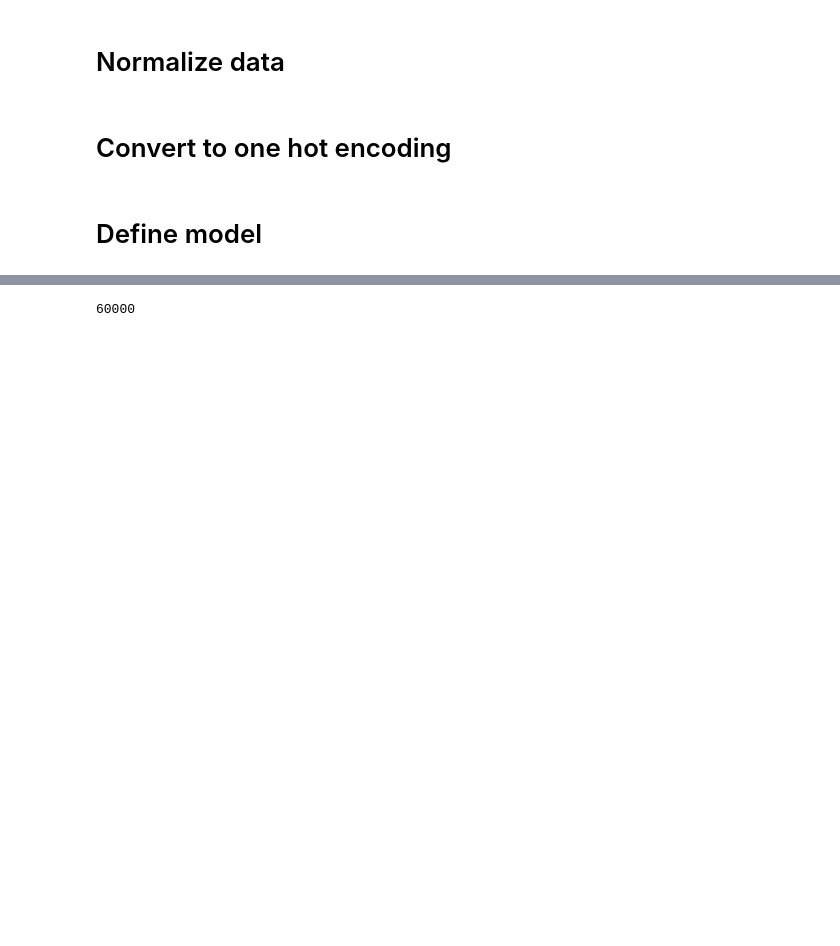
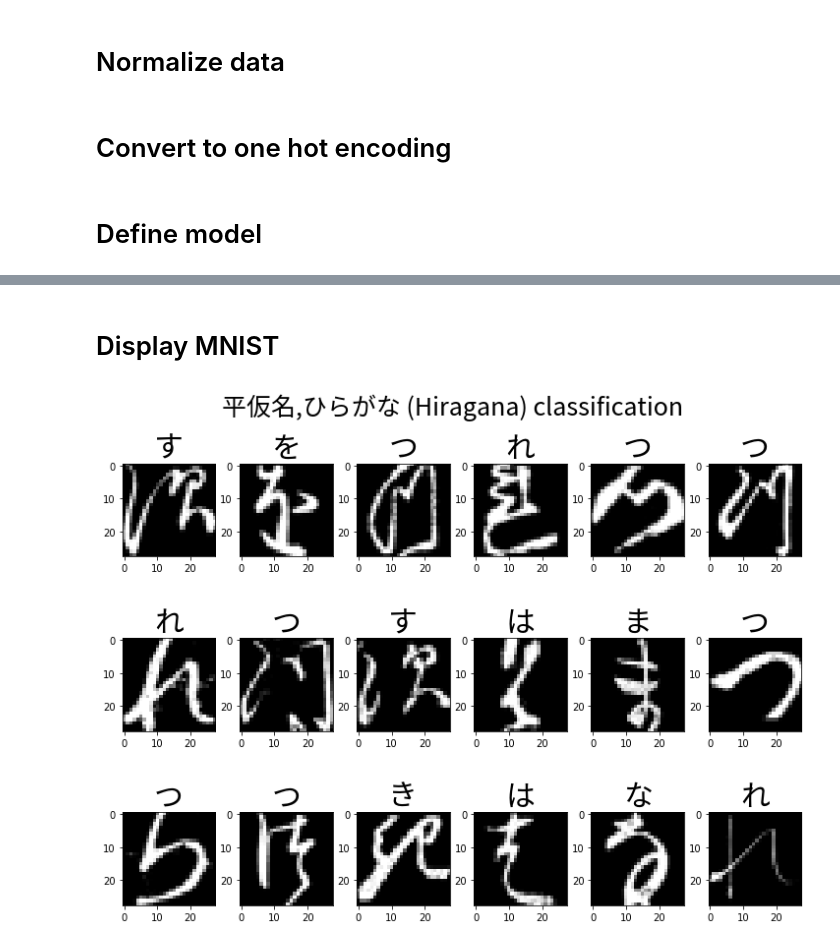
Before and after one commit to kasettakorn/-nihongo-mnist, a Jupyter notebook: Japanese_classify.ipynb, the cells around one changed output, grey strips where cells are left out. Cells and saved outputs as stored; diff of their text form; code cells hidden in the pictures; blank space fills up the shorter version.

```diff
--- a/Japanese_classify.ipynb
+++ b/Japanese_classify.ipynb
@@ -96,5 +115,22 @@ Test accuracy: 95.6 %
-# %%
-from PIL import Image
-preds = np.argmax(model.predict(x_test), axis=-1)
-# %% [output]
-60000
+# %% [markdown]
+# Display MNIST
+# %%
+import matplotlib.font_manager as fm
+fontprops = fm.FontProperties(fname='/content/NotoSansCJKjp-Regular.otf')
+
+
+labels = ['お', 'き', 'す', 'つ', 'な', 'は', 'ま', 'や', 'れ', 'を']
+fig, axs = plt.subplots(3,6, figsize=(10, 8))
+
+for i, ax in enumerate(axs.flat):
+    ax.imshow(cv2.cvtColor(x_test[i], cv2.COLOR_BGR2RGB))
+    ax.set_title(labels[np.argmax(y_test[i])], fontproperties = fontprops, fontsize=30)
+
+
+fig.suptitle("平仮名,ひらがな (Hiragana) classification", fontsize=25, fontproperties = fontprops)
+fig.tight_layout(pad=0.5)
+# fig.supxlabel('')
+# fig.supylabel('')
+plt.show()
+# %% [output]
+[figure, added]
```
Also changed, not shown: parts of 6 cells of this notebook.
